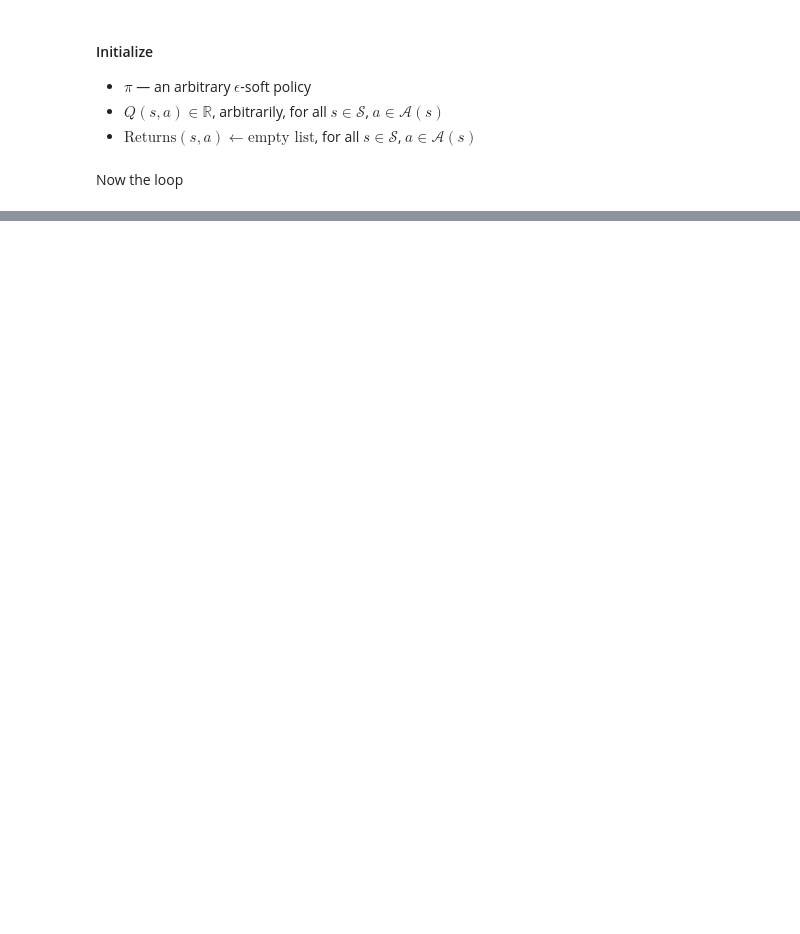
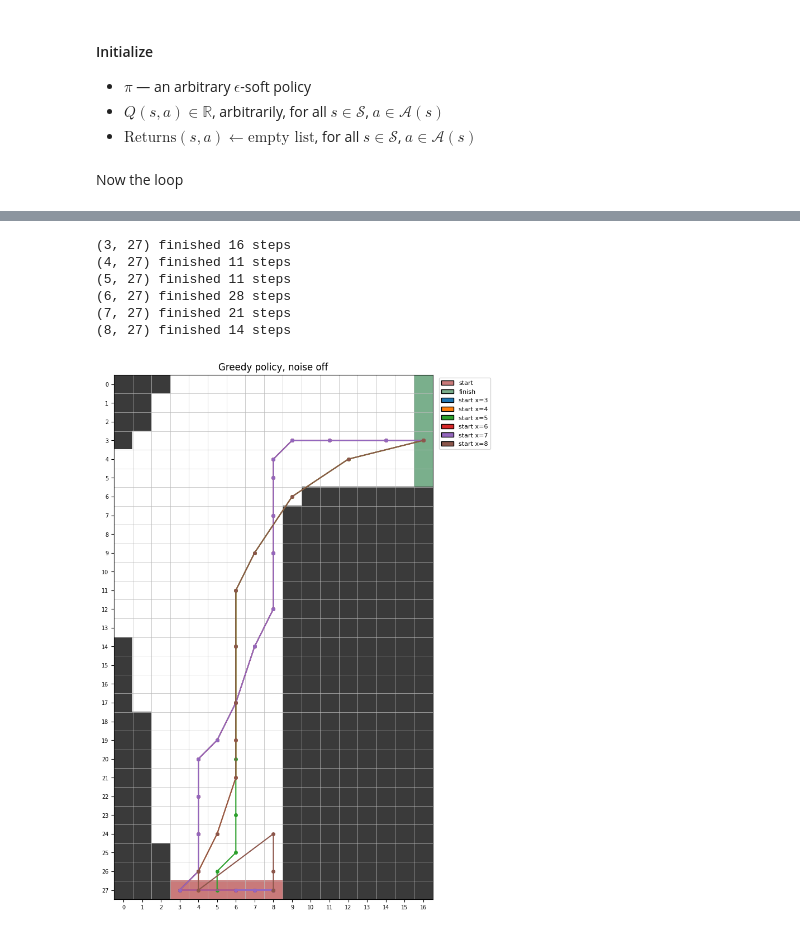
Before and after one commit to DebatableMiracle/Monte_carlo_sutton_barto, a Jupyter notebook: racetrack.ipynb, the cells around one changed output, grey strips where cells are left out. Cells and saved outputs as stored; diff of their text form; code cells hidden in the pictures; blank space fills up the shorter version.

Commit message:
onpolicy done

```diff
--- a/racetrack.ipynb
+++ b/racetrack.ipynb
@@ -405,0 +418,20 @@ def calculate_returns(episode, gamma = 1.0):
+# %%
+num_episodes = 500
+
+for episode in range(num_episodes):
+    episode = generate_episode(env, pi)
+    returns = calculate_returns(episode)
+    visited = set()
+
+    for state, action, G in returns:
+        x, y, vx, vy = state
+        state = tuple(state)
+        sa = (state, action)
+        if sa in visited:
+            continue
+        visited.add(sa)
+        Returns[x,y,vx,vy, action].append(G)
+        Q[x, y, vx, vy, action] = np.mean(
+            Returns[x,y,vx,vy, action]
+        )
+    pi = improve_policy(Q, epsilon= 0.1)
@@ -405,0 +543,17 @@ def calculate_returns(episode, gamma = 1.0):
+# %%
+paths = {}
+for i, s in enumerate(start_cells):
+    states, done = greedy_rollout(env, Q, s)
+    print(s, "finished" if done else "DID NOT FINISH", len(states) - 1, "steps")
+    paths[f"start x={s[0]}"] = ([st[:2] for st in states], f"C{i}")
+
+draw_grid(track, layers, paths=paths, title="Greedy policy, noise off")
+plt.show()
+# %% [output]
+(3, 27) finished 16 steps
+(4, 27) finished 11 steps
+(5, 27) finished 11 steps
+(6, 27) finished 28 steps
+(7, 27) finished 21 steps
+(8, 27) finished 14 steps
+[figure, added]
```
Also changed, not shown: parts of 14 cells of this notebook, 11 other files.
